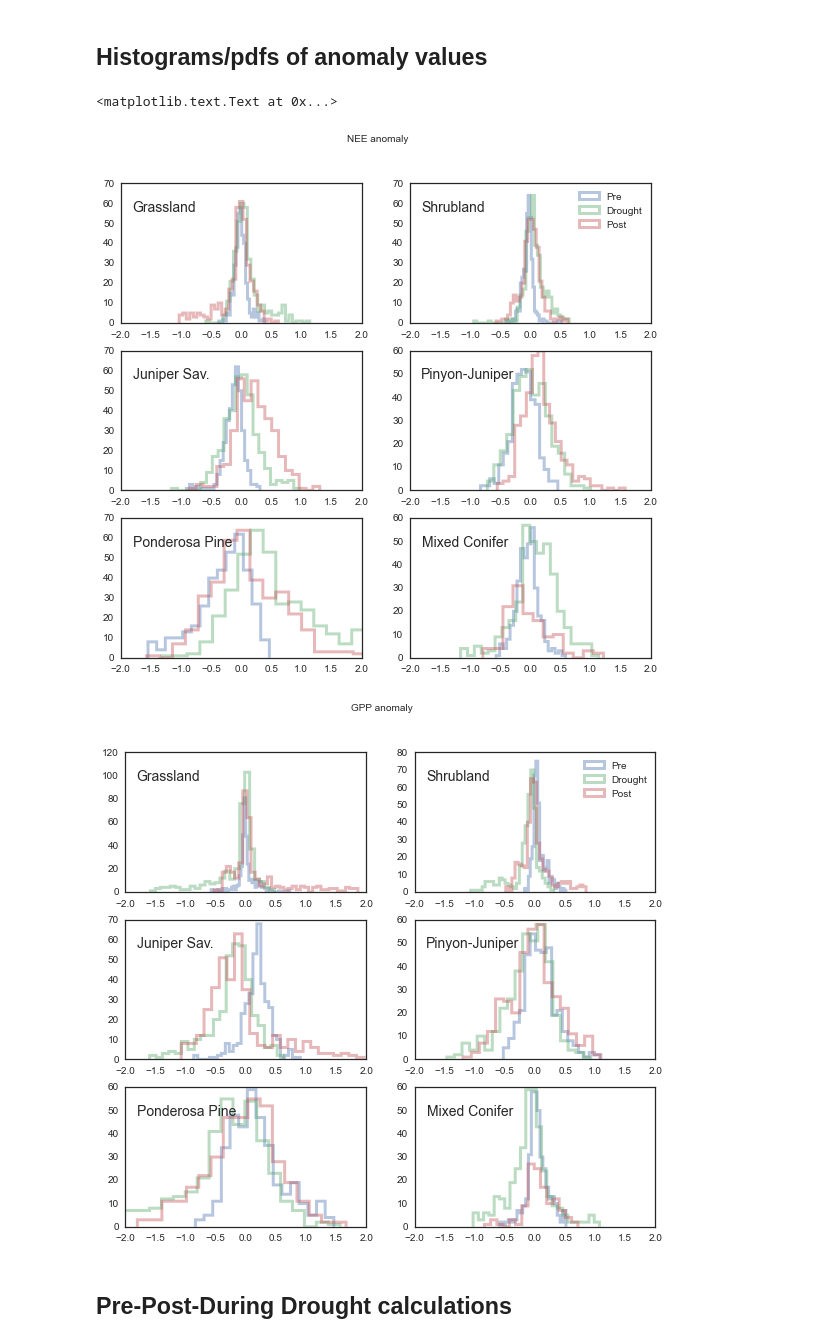
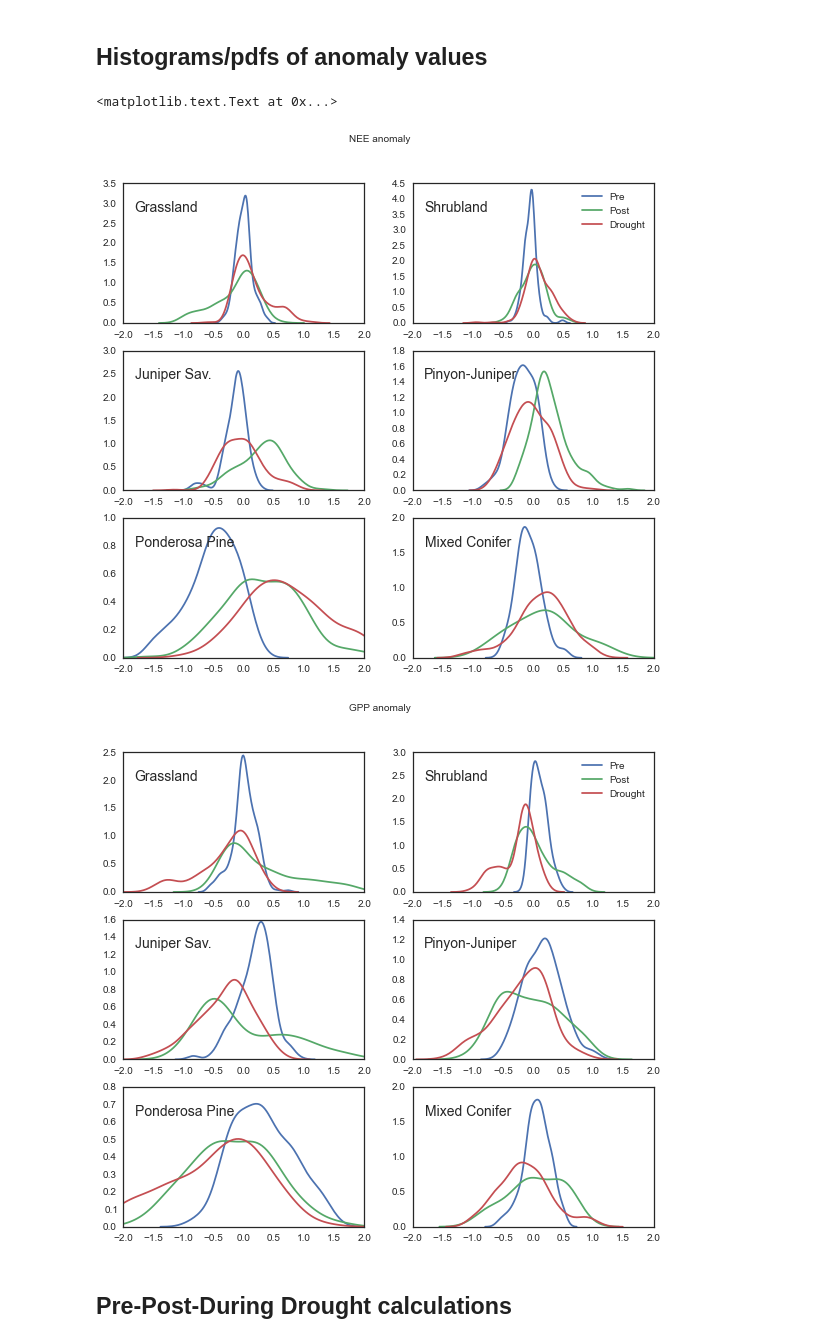
Before and after one commit to gremau/NMEG_miscellany, a Jupyter notebook: multiyear_means_and_anomaly.ipynb, the cells around one changed output. Cells and saved outputs as stored; diff of their text form; code cells hidden in the pictures.

```diff
--- a/multiyear_means_and_anomaly.ipynb
+++ b/multiyear_means_and_anomaly.ipynb
@@ -328,8 +328,9 @@ fig6.savefig( fig_path + 'NMEG_mean_RECOGPP.tiff', dpi=200)
 # %%
 fig = plt.figure(figsize=( 9.5, 8.5 ), dpi=150, facecolor='w', edgecolor='k')
 for i, site in enumerate(sites):
+    data = fc_clim[site].iloc[120:300]
     ax = fig.add_subplot(3, 2, i+1)
-    subset = pd.melt(fc_clim[site][['allyr_mean','predrght_mean', 'drght_mean', 'postdrght_mean']])
+    subset = pd.melt(data[['allyr_mean','predrght_mean', 'drght_mean', 'postdrght_mean']])
     sns.violinplot(x='variable', y='value', data=subset, color=nmeg_palette[i])
     ax.set_xlabel('')
     ax.set_xticklabels(['All Years', 'Pre', 'Drought', 'Post'])
@@ -338,8 +339,9 @@ plt.suptitle('NEE')
 
 fig = plt.figure(figsize=( 9.5, 8.5 ), dpi=150, facecolor='w', edgecolor='k')
 for i, site in enumerate(sites):
+    data = gpp_clim[site].iloc[120:300]
     ax = fig.add_subplot(3, 2, i+1)
-    subset = pd.melt(gpp_clim[site][['allyr_mean','predrght_mean', 'drght_mean', 'postdrght_mean']])
+    subset = pd.melt(data[['allyr_mean','predrght_mean', 'drght_mean', 'postdrght_mean']])
     sns.boxplot(x='variable', y='value', data=subset,  color=nmeg_palette[i])
     ax.set_xlabel('')
     ax.set_xticklabels(['All Years', 'Pre', 'Drought', 'Post'])
@@ -354,8 +356,9 @@ plt.suptitle('GPP')
 # %%
 fig = plt.figure(figsize=( 9.5, 8.5 ), dpi=150, facecolor='w', edgecolor='k')
 for i, site in enumerate(sites):
+    data = fc_clim[site].iloc[120:300]
     ax = fig.add_subplot(3, 2, i+1)
-    subset = pd.melt(fc_clim[site][['predrght_mean_anom', 'drght_mean_anom', 'postdrght_mean_anom']])
+    subset = pd.melt(data[['predrght_mean_anom', 'drght_mean_anom', 'postdrght_mean_anom']])
     sns.violinplot(x='variable', y='value', data=subset, color=nmeg_palette[i])
     ax.set_xlabel('')
     ax.set_xticklabels(['Pre', 'Drought', 'Post'])
@@ -364,8 +367,9 @@ plt.suptitle('NEE anomaly')
 
 fig = plt.figure(figsize=( 9.5, 8.5 ), dpi=150, facecolor='w', edgecolor='k')
 for i, site in enumerate(sites):
+    data = gpp_clim[site].iloc[120:300]
     ax = fig.add_subplot(3, 2, i+1)
-    subset = pd.melt(gpp_clim[site][['predrght_mean_anom', 'drght_mean_anom', 'postdrght_mean_anom']])
+    subset = pd.melt(data[['predrght_mean_anom', 'drght_mean_anom', 'postdrght_mean_anom']])
     sns.boxplot(x='variable', y='value', data=subset, color=nmeg_palette[i])
     ax.set_xlabel('')
     ax.set_xticklabels(['Pre', 'Drought', 'Post'])
@@ -380,36 +384,37 @@ plt.suptitle('GPP anomaly')
 # %%
 fig = plt.figure(figsize=( 9.5, 8.5 ), dpi=150, facecolor='w', edgecolor='k')
 for i, site in enumerate(sites):
+    data = fc_clim[site].iloc[90:300]
     ax = fig.add_subplot(3, 2, i+1)
     ax.set_xlim([-2, 2])
     #subset = pd.melt(fc_clim[site][['predrght_mean_anom', 'drght_mean_anom', 'postdrght_mean_anom']])
-    sns.distplot(fc_clim[site]['predrght_mean_anom'].dropna(), kde=False, hist_kws={"histtype": "step", "linewidth": 3})
-    sns.distplot(fc_clim[site]['drght_mean_anom'].dropna(), kde=False, hist_kws={"histtype": "step", "linewidth": 3})
-    sns.distplot(fc_clim[site]['postdrght_mean_anom'].dropna(), kde=False, hist_kws={"histtype": "step", "linewidth": 3})
+    sns.kdeplot(data['predrght_mean_anom'].dropna(), legend=False)
+    sns.kdeplot(data['postdrght_mean_anom'].dropna(), legend=False)
+    sns.kdeplot(data['drght_mean_anom'].dropna(), legend=False)
     plt.text( .05, .8, nmeg_names[i], size=14, transform=ax.transAxes  )
     ax.set_xlabel('')
     if i==1:
-        plt.legend(['Pre', 'Drought', 'Post'])
+        plt.legend(['Pre', 'Post', 'Drought'])
     ax.set_xlim([-2, 2])
 plt.suptitle('NEE anomaly')
 
 fig = plt.figure(figsize=( 9.5, 8.5 ), dpi=150, facecolor='w', edgecolor='k')
 for i, site in enumerate(sites):
+    data = gpp_clim[site].iloc[90:300]
     ax = fig.add_subplot(3, 2, i+1)
-    #subset = pd.melt(gpp_clim[site][['predrght_mean_anom', 'drght_mean_anom', 'postdrght_mean_anom']])
-    sns.distplot(gpp_clim[site]['predrght_mean_anom'].dropna(), kde=False, hist_kws={"histtype": "step", "linewidth": 3})
-    sns.distplot(gpp_clim[site]['drght_mean_anom'].dropna(), kde=False, hist_kws={"histtype": "step", "linewidth": 3})
-    sns.distplot(gpp_clim[site]['postdrght_mean_anom'].dropna(), kde=False, hist_kws={"histtype": "step", "linewidth": 3})
+    sns.kdeplot(data['predrght_mean_anom'].dropna(), legend=False)
+    sns.kdeplot(data['postdrght_mean_anom'].dropna(), legend=False)
+    sns.kdeplot(data['drght_mean_anom'].dropna(), legend=False)
     plt.text( .05, .8, nmeg_names[i], size=14, transform=ax.transAxes  )
     ax.set_xlabel('')
     if i==1:
-        plt.legend(['Pre', 'Drought', 'Post'])
+        plt.legend(['Pre', 'Post', 'Drought'])
     ax.set_xlim([-2, 2])
 plt.suptitle('GPP anomaly')
 # %% [output]
 <matplotlib.text.Text at 0x...>
-[figure, old version]
+[figure, new version]
-[figure, old version]
+[figure, new version]
 # %% [markdown]
 ## Pre-Post-During Drought calculations
 # %%
```
Also changed, not shown: parts of 2 cells of this notebook.
